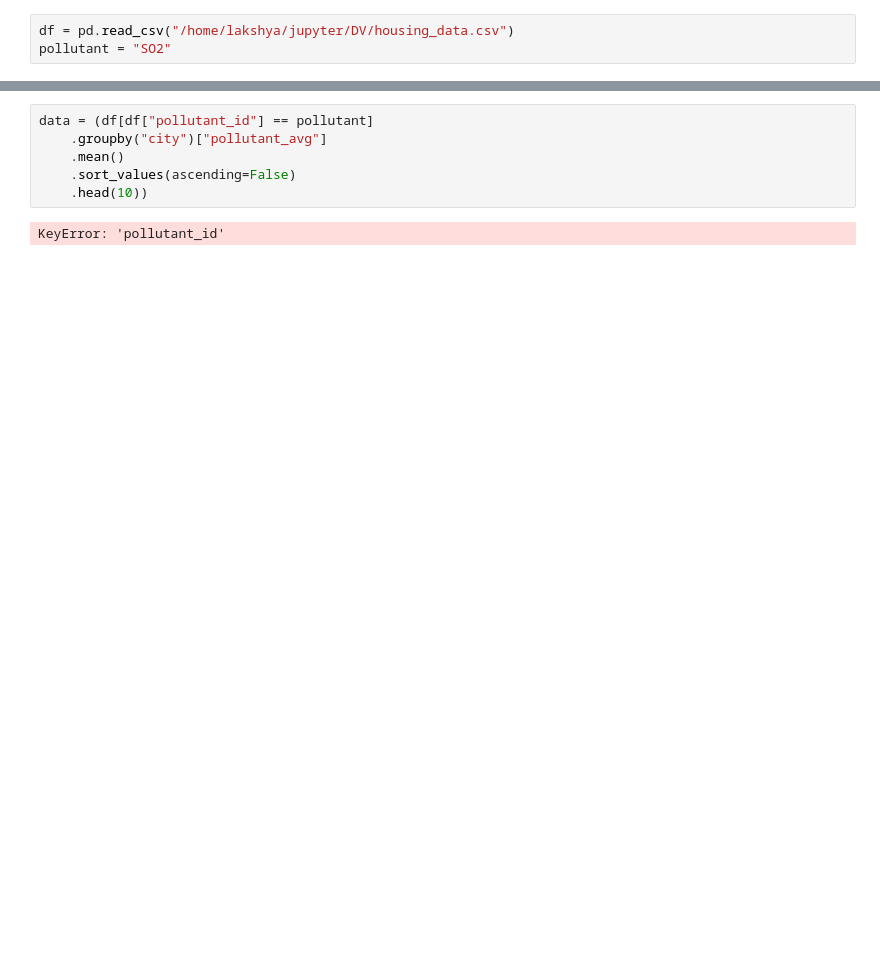
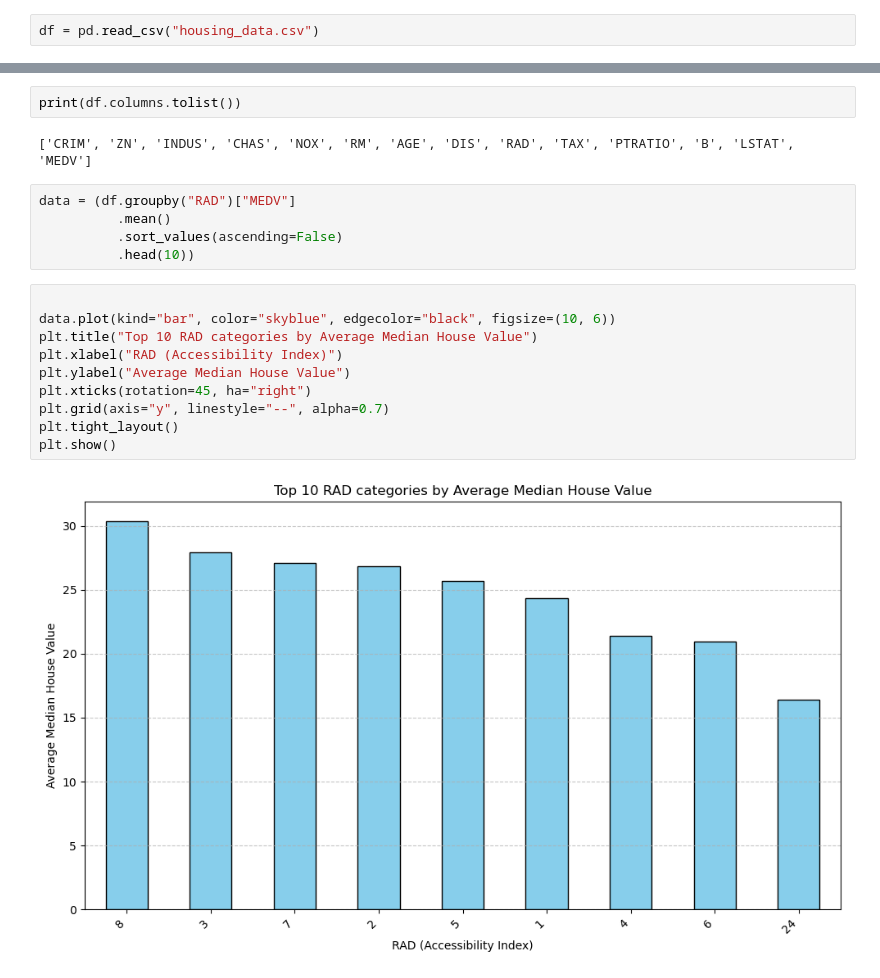
Before and after one commit to lakshyajaat/jupyter-, a Jupyter notebook: DV/housing.ipynb, the cells around one changed output, grey strips where cells are left out. Drawn from its saved outputs; the diff is of its cells as text; blank space fills up the shorter version.

Commit message:
write code in dv in housing juypyter file

```diff
--- a/DV/housing.ipynb
+++ b/DV/housing.ipynb
@@ -5,3 +6,2 @@ import seaborn as sns
 # %%
-df = pd.read_csv("/home/lakshya/jupyter/DV/housing_data.csv")
-pollutant = "SO2"
+df = pd.read_csv("housing_data.csv")
@@ -8,8 +13,21 @@ pollutant = "SO2"
+# %%
+print(df.columns.tolist())
+# %% [output]
+['CRIM', 'ZN', 'INDUS', 'CHAS', 'NOX', 'RM', 'AGE', 'DIS', 'RAD', 'TAX', 'PTRATIO', 'B', 'LSTAT', 'MEDV']
 # %%
-data = (df[df["pollutant_id"] == pollutant]
-    .groupby("city")["pollutant_avg"]
-    .mean()
-    .sort_values(ascending=False)
-    .head(10))
+data = (df.groupby("RAD")["MEDV"]
+          .mean()
+          .sort_values(ascending=False)
+          .head(10))
-# %% [output]
-KeyError: 'pollutant_id'
+# %%
+
+data.plot(kind="bar", color="skyblue", edgecolor="black", figsize=(10, 6))
+plt.title("Top 10 RAD categories by Average Median House Value")
+plt.xlabel("RAD (Accessibility Index)")
+plt.ylabel("Average Median House Value")
+plt.xticks(rotation=45, ha="right")
+plt.grid(axis="y", linestyle="--", alpha=0.7)
+plt.tight_layout()
+plt.show()
+# %% [output]
+[figure, added]
```
Also changed, not shown: parts of 8 cells of this notebook.
